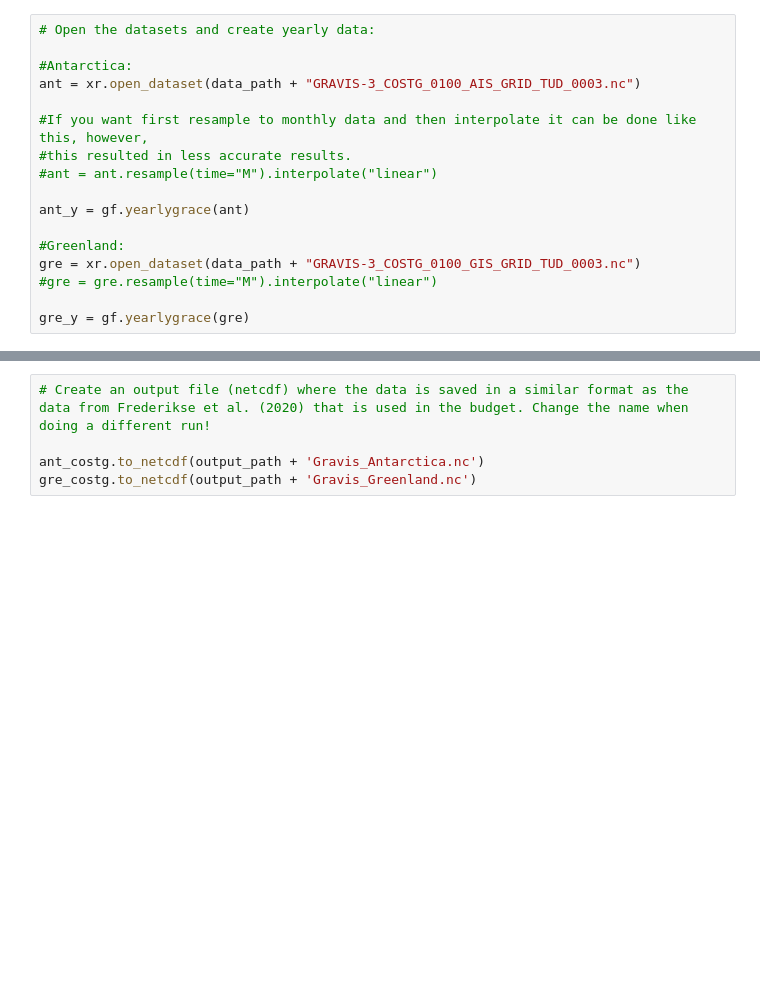
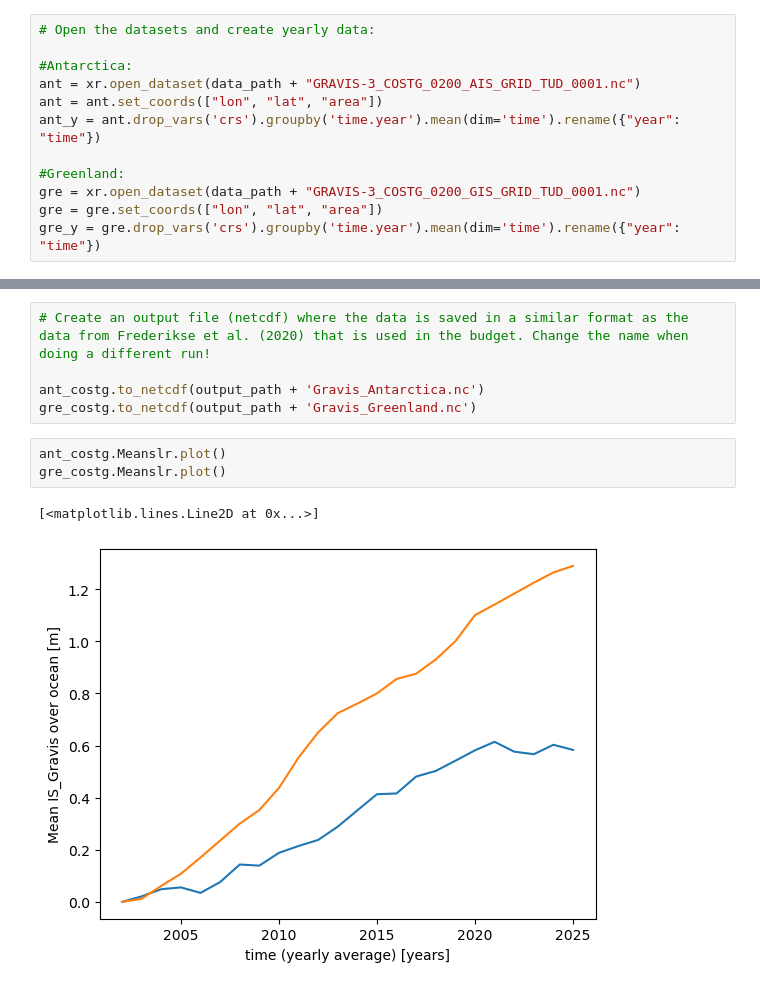
Before and after one commit to dlebars/SLBudget, a Jupyter notebook: notebooks/GravisContribution.ipynb, the cells around one changed output, grey strips where cells are left out. Drawn from its saved outputs; the diff is of its cells as text; blank space fills up the shorter version.

Commit message:
Update code to use new 2025 data.
Simplify the yearly averaging.
Does not import SeaLevelContrib to solve package incompatibility.

```diff
--- a/notebooks/GravisContribution.ipynb
+++ b/notebooks/GravisContribution.ipynb
@@ -71,16 +72,11 @@ landsea = xr.where(masks_ds.mask==1, 0, 1)
 # Open the datasets and create yearly data:
 
 #Antarctica:
-ant = xr.open_dataset(data_path + "GRAVIS-3_COSTG_0100_AIS_GRID_TUD_0003.nc")
-
-#If you want first resample to monthly data and then interpolate it can be done like this, however,
-#this resulted in less accurate results.
-#ant = ant.resample(time="M").interpolate("linear")
-
-ant_y = gf.yearlygrace(ant)
+ant = xr.open_dataset(data_path + "GRAVIS-3_COSTG_0200_AIS_GRID_TUD_0001.nc")
+ant = ant.set_coords(["lon", "lat", "area"])
+ant_y = ant.drop_vars('crs').groupby('time.year').mean(dim='time').rename({"year": "time"})
 
 #Greenland:
-gre = xr.open_dataset(data_path + "GRAVIS-3_COSTG_0100_GIS_GRID_TUD_0003.nc")
-#gre = gre.resample(time="M").interpolate("linear")
-
-gre_y = gf.yearlygrace(gre)
+gre = xr.open_dataset(data_path + "GRAVIS-3_COSTG_0200_GIS_GRID_TUD_0001.nc")
+gre = gre.set_coords(["lon", "lat", "area"])
+gre_y = gre.drop_vars('crs').groupby('time.year').mean(dim='time').rename({"year": "time"})
@@ -313,3 +349,9 @@ Attributes:
 
 ant_costg.to_netcdf(output_path + 'Gravis_Antarctica.nc')
 gre_costg.to_netcdf(output_path + 'Gravis_Greenland.nc')
+# %%
+ant_costg.Meanslr.plot()
+gre_costg.Meanslr.plot()
+# %% [output]
+[<matplotlib.lines.Line2D at 0x...>]
+[figure, added]
```
Also changed, not shown: parts of 8 cells of this notebook, 1 other file.
